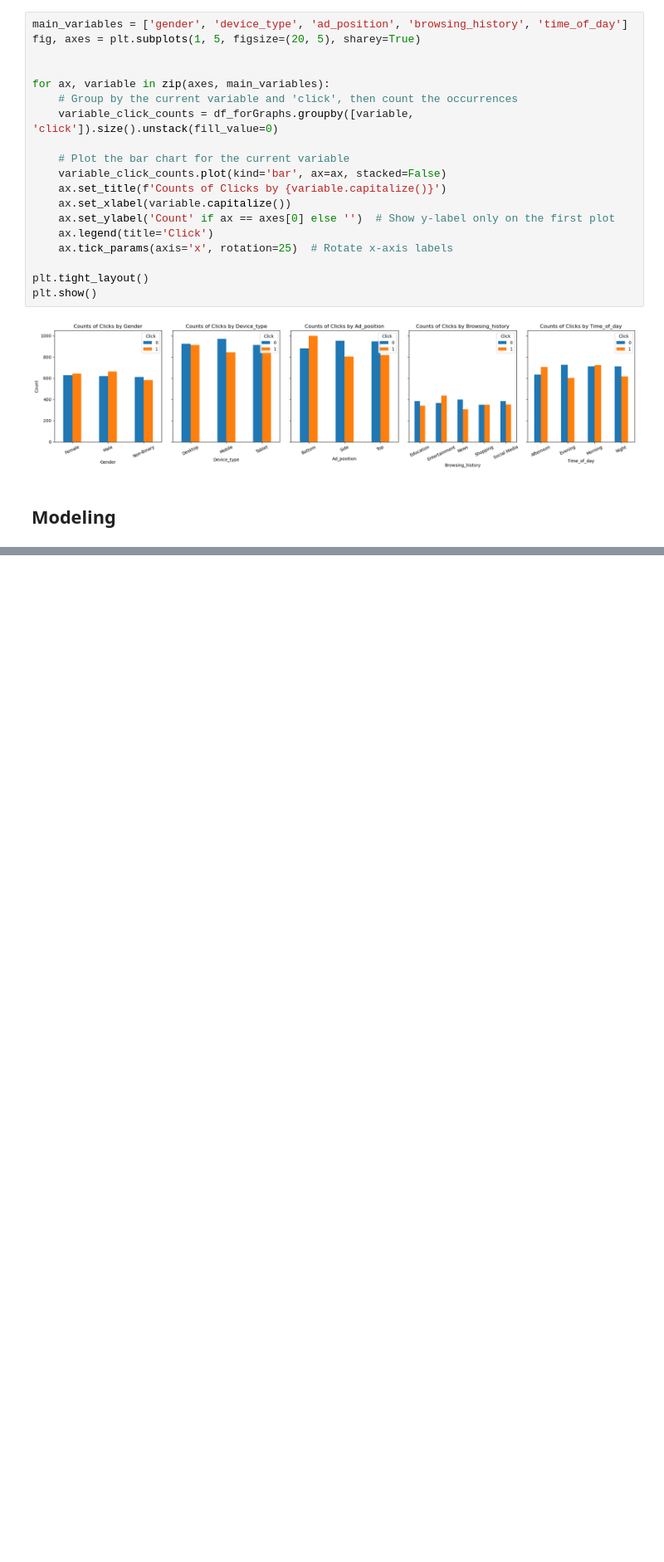
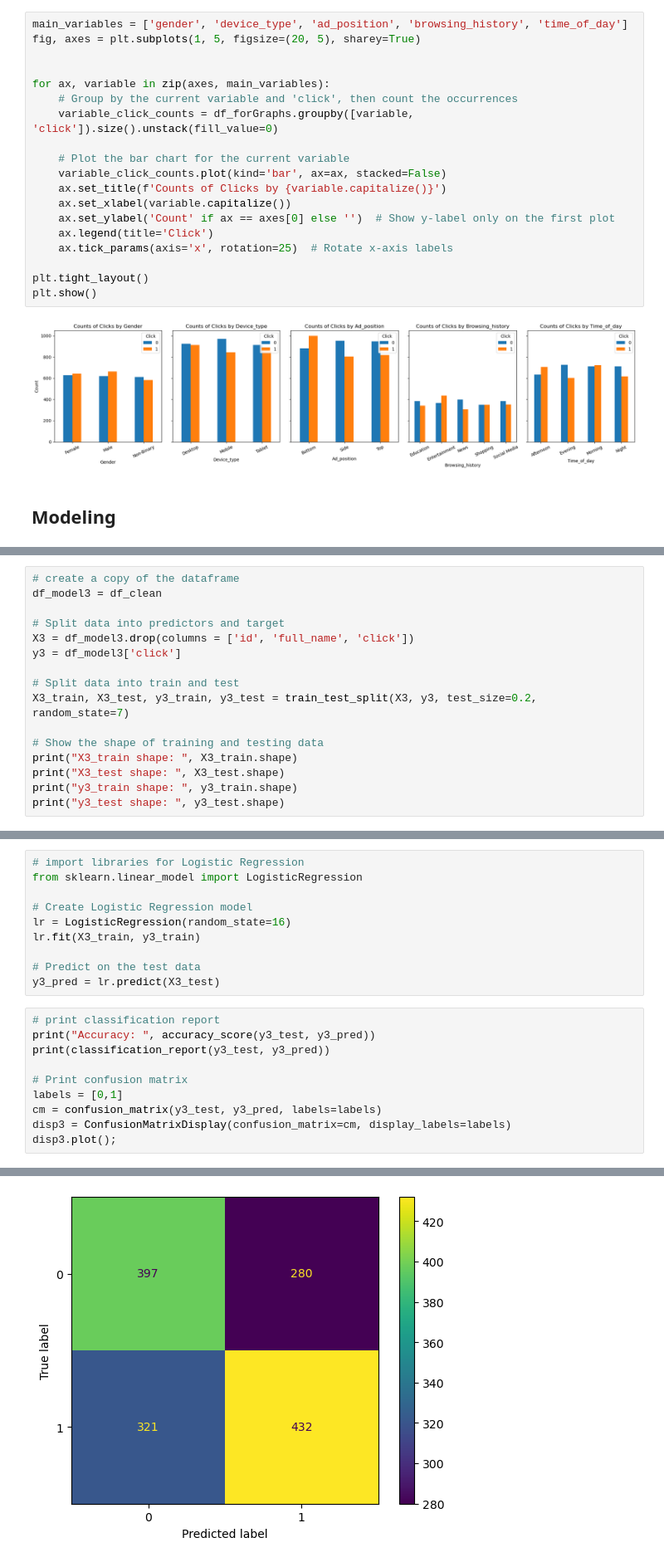
Before and after one commit to Wsmit125/Project-2-Ad-Click-Dataset, a Jupyter notebook: project-2-exploration.ipynb, the cells around one changed output, grey strips where cells are left out. Shown at 83% size. Saved outputs shown, nothing was run; the diff lists cells and outputs as text; blank space fills up the shorter version.

```diff
--- a/project-2-exploration.ipynb
+++ b/project-2-exploration.ipynb
@@ -185,0 +330,16 @@ NOTE: No models have been developed yet, though I believe I will be using a Naiv
+# %%
+# create a copy of the dataframe
+df_model3 = df_clean
+
+# Split data into predictors and target
+X3 = df_model3.drop(columns = ['id', 'full_name', 'click'])
+y3 = df_model3['click']
+
+# Split data into train and test
+X3_train, X3_test, y3_train, y3_test = train_test_split(X3, y3, test_size=0.2, random_state=7)
+
+# Show the shape of training and testing data
+print("X3_train shape: ", X3_train.shape)
+print("X3_test shape: ", X3_test.shape)
+print("y3_train shape: ", y3_train.shape)
+print("y3_test shape: ", y3_test.shape)
@@ -185,0 +351,21 @@ NOTE: No models have been developed yet, though I believe I will be using a Naiv
+# %%
+# import libraries for Logistic Regression
+from sklearn.linear_model import LogisticRegression
+
+# Create Logistic Regression model
+lr = LogisticRegression(random_state=16)
+lr.fit(X3_train, y3_train)
+
+# Predict on the test data
+y3_pred = lr.predict(X3_test)
+# %%
+# print classification report
+print("Accuracy: ", accuracy_score(y3_test, y3_pred))
+print(classification_report(y3_test, y3_pred))
+
+# Print confusion matrix
+labels = [0,1]
+cm = confusion_matrix(y3_test, y3_pred, labels=labels)
+disp3 = ConfusionMatrixDisplay(confusion_matrix=cm, display_labels=labels)
+disp3.plot();
+# %% [output]
@@ -185,0 +381 @@ NOTE: No models have been developed yet, though I believe I will be using a Naiv
+[figure, added]
```
Also changed, not shown: parts of 26 cells of this notebook.
